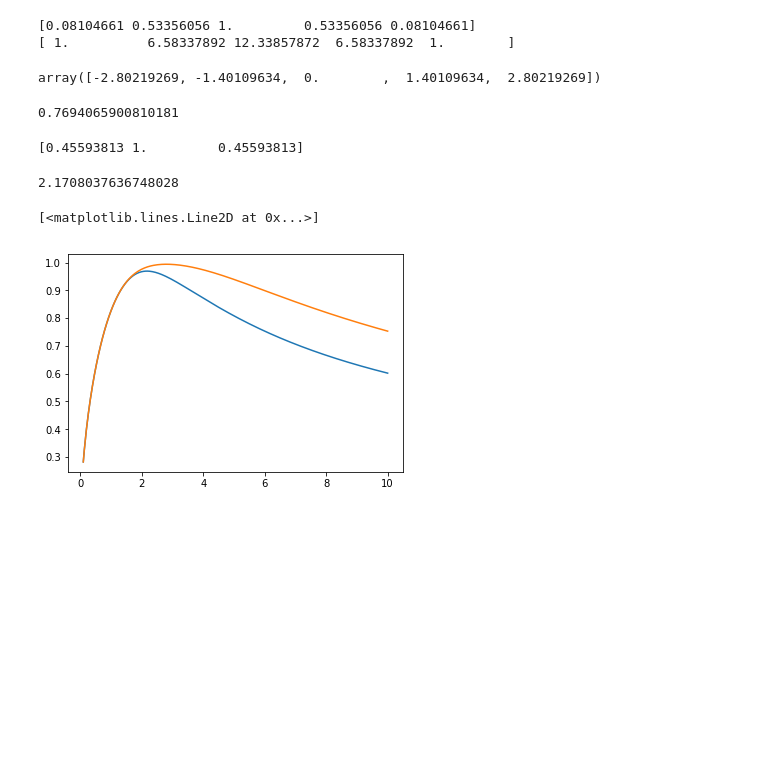
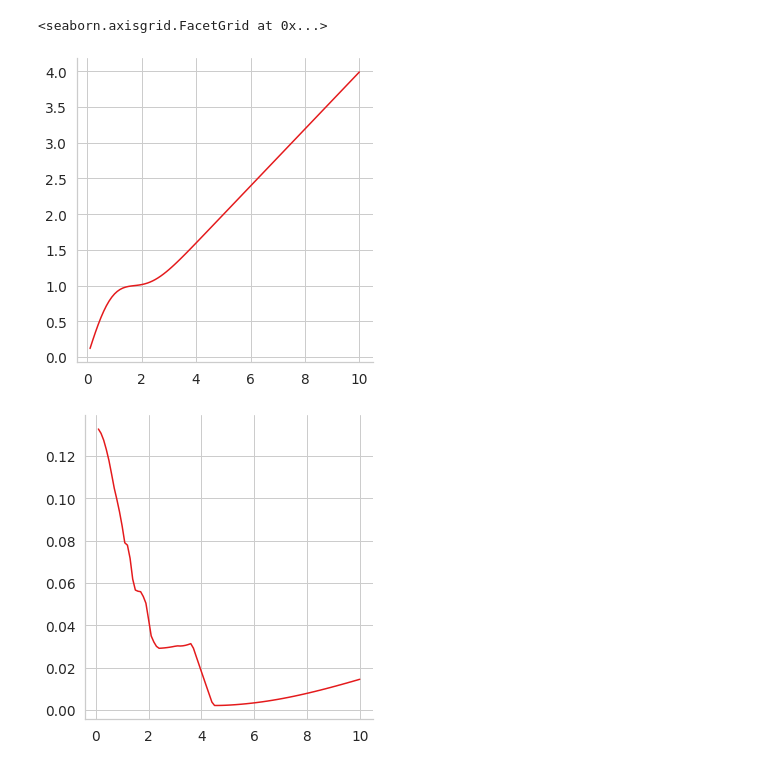
Before and after one commit to activatedgeek/simplex-gp, a Jupyter notebook: notebooks/coefficient_search.ipynb, the cells around one changed output. Drawn from its saved outputs; the diff is of its cells as text; code cells hidden in the pictures; blank space fills up the shorter version.

```diff
--- a/notebooks/coefficient_search.ipynb
+++ b/notebooks/coefficient_search.ipynb
@@ -7,0 +1,18 @@ import matplotlib.pyplot as plt
+# %%
+import os
+import sys
+from pathlib import Path
+import torch
+import numpy as np
+from scipy.stats import binom
+from scipy.special import comb, gamma, kv
+from functools import partial
+import pandas as pd
+import seaborn as sns
+
+if os.path.abspath('..') not in sys.path:
+    sys.path.insert(0, os.path.abspath('..'))
+
+device = "cuda:0" if torch.cuda.is_available() else None
+
+sns.set(font_scale=1.25, style='whitegrid', palette=sns.color_palette("Set1"))
@@ -14,17 +51,14 @@ def matern_normalization(ell, nu):
     # Integral of Matern covariance with lengthscale ell from 0 to infinity
     return np.sqrt(2 * np.pi * ell**2) * gamma(nu + 0.5)/gamma(nu)/(nu**0.5)
 
-def gaussian_covariance(x, ell=1.):
-    x_normalized = x / ell
-    return np.exp(-x_normalized**2/2)/gaussian_normalization(ell)
+def gaussian_covariance(tau, ell=1.):
+    tau_norm = tau / ell
+    return np.exp(-tau_norm**2/2)/gaussian_normalization(ell)
 
-def matern_covariance(x, ell=1., nu=0.5):
-    if np.isinf(nu): return gaussian_covariance(x,ell=ell)
+def matern_covariance(tau, ell=1., nu=0.5):
+    if np.isinf(nu): return gaussian_covariance(tau, ell=ell)
     # Matern covariance with lengthscale ell
-    x[x == 0.0] += np.finfo(float).eps  # strict zeros result in nan
-    x_normalized = np.sqrt(2*nu) * np.abs(x) / ell
-    unnormalized_covar = (2**(1-nu) / gamma(nu)) * (x_normalized)**nu * kv(nu, x_normalized)
+    tau[tau == 0.0] += np.finfo(float).eps  # strict zeros result in nan
+    tau_norm = np.sqrt(2*nu) * np.abs(tau) / ell
+    unnormalized_covar = (2**(1-nu) / gamma(nu)) * (tau_norm)**nu * kv(nu, tau_norm)
     return unnormalized_covar/matern_normalization(ell,nu)
-
-def gaussian_spectrum(x):
-    return np.exp(-x**2/2)/gaussian_normalization(1.)
@@ -137,37 +115,8 @@ tensor([-0.8000, -0.6000, -0.4000, -0.2000,  0.0000,  0.2000,  0.4000,  0.6000,
-# %%
-
-ci = gaussian_covariance(np.linspace(-order*s,order*s,2*order+1))
-print(ci/ci[order])
-print(ci/ci[0])
-# %% [output]
-[0.08104661 0.53356056 1.         0.53356056 0.08104661]
-[ 1.          6.58337892 12.33857872  6.58337892  1.        ]
-# %%
-np.linspace(-s*(order+.5),s*(order+.5),2*order+1)
-# %% [output]
-array([-2.80219269, -1.40109634,  0.        ,  1.40109634,  2.80219269])
-# %%
-def var(cs):
-    o = len(cs)//2
-    cs = cs/cs.sum()
-    return (2*cs[o+1:]*(1+np.arange(o))**2).sum()
-print(var(ci))
-# %% [output]
-0.7694065900810181
-# %%
-xf = np.sqrt(np.pi/2)
-ci = gaussian_covariance(np.linspace(-xf,xf,2*order+1))
-print(ci/ci[order])
-# %% [output]
-[0.45593813 1.         0.45593813]
-# %%
-np.sqrt(np.pi*3/2)
-# %% [output]
-2.1708037636748028
 # %%
-X = np.linspace(.1,10,300)
-plt.plot(X,[matched_fill(x,1) for x in X])
-plt.plot(X,[matched_fill(x,2) for x in X])
+X = np.linspace(.1,10,100)
+sns.relplot(x=X,y=[fill(x,1,nu=np.inf) for x in X],kind='line')
+sns.relplot(x=X,y=[fill2(x,2,nu=np.inf) for x in X],kind='line')
 # %% [output]
-[<matplotlib.lines.Line2D at 0x...>]
+<seaborn.axisgrid.FacetGrid at 0x...>
-[figure, old version]
+[figure, new version]
+[figure, added]
```
Also changed, not shown: parts of 22 cells of this notebook, 3 other files.
